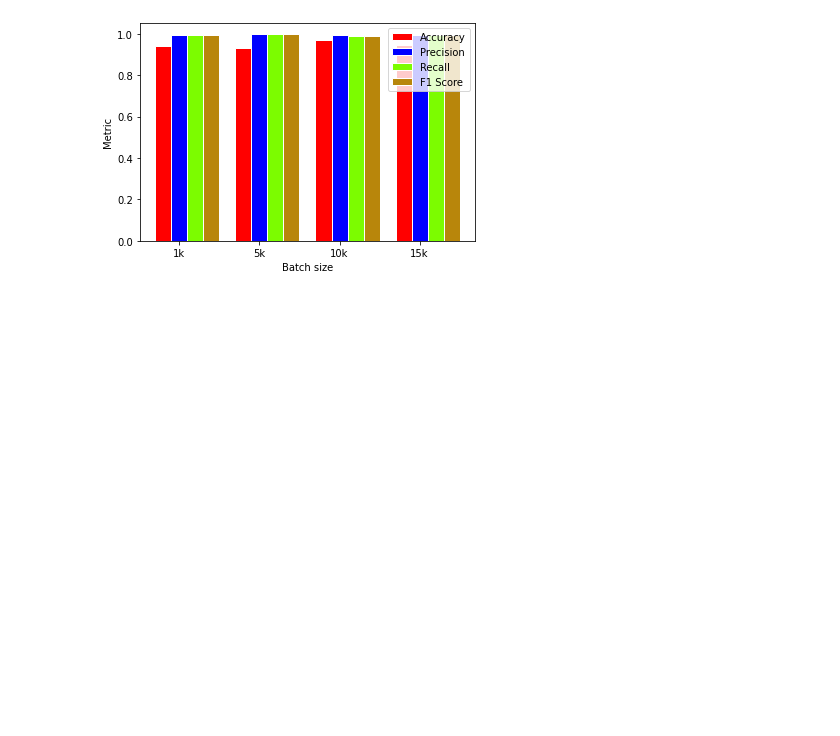
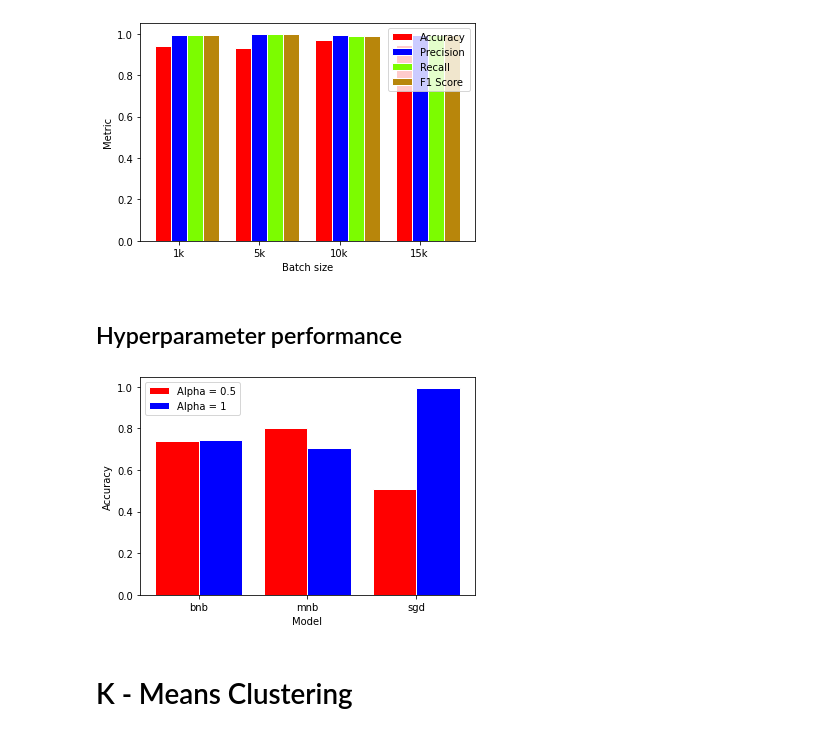
Before and after one commit to Abhishek4848/Email_Spam_Classifier, a Jupyter notebook: PerformanceMetrics_MLstreaming.ipynb, the cells around one changed output. Drawn from its saved outputs; the diff is of its cells as text; code cells hidden in the pictures; blank space fills up the shorter version.

Commit message:
Added plot for hyperparameter performance comparison

```diff
--- a/PerformanceMetrics_MLstreaming.ipynb
+++ b/PerformanceMetrics_MLstreaming.ipynb
@@ -181,3 +157,23 @@ plt.legend(["Accuracy", "Precision", "Recall", "F1 Score"])
 plt.show()
 # %% [output]
 [figure]
+# %% [markdown]
+## Hyperparameter performance
+# %%
+bnb_10k_alpha = avg_scores("hyperparameter/bNB_10k_allpha0.5")
+mnb_10k_alpha = avg_scores("hyperparameter/mNB_10k_alpha0.5")
+sgd_10k_alpha = avg_scores("hyperparameter/SGD_10k_alpha0.5")
+# %%
+x = np.arange(3)
+width = 0.40
+plt.bar(x-0.2,[bnb_10k_alpha[0],mnb_10k_alpha[0],sgd_10k_alpha[0]], width, color='red',edgecolor='white')
+plt.bar(x+0.2,[bnb_10k[0],mnb_10k[0],sgd_10k[0]], width,color='blue',edgecolor='white')
+plt.xticks(x, ['bnb', 'mnb', 'sgd'])
+plt.xlabel("Model")
+plt.ylabel("Accuracy")
+plt.legend(["Alpha = 0.5", "Alpha = 1"])
+plt.show()
+# %% [output]
+[figure, added]
+# %% [markdown]
+# K - Means Clustering
```
Also changed, not shown: parts of 4 cells of this notebook.
